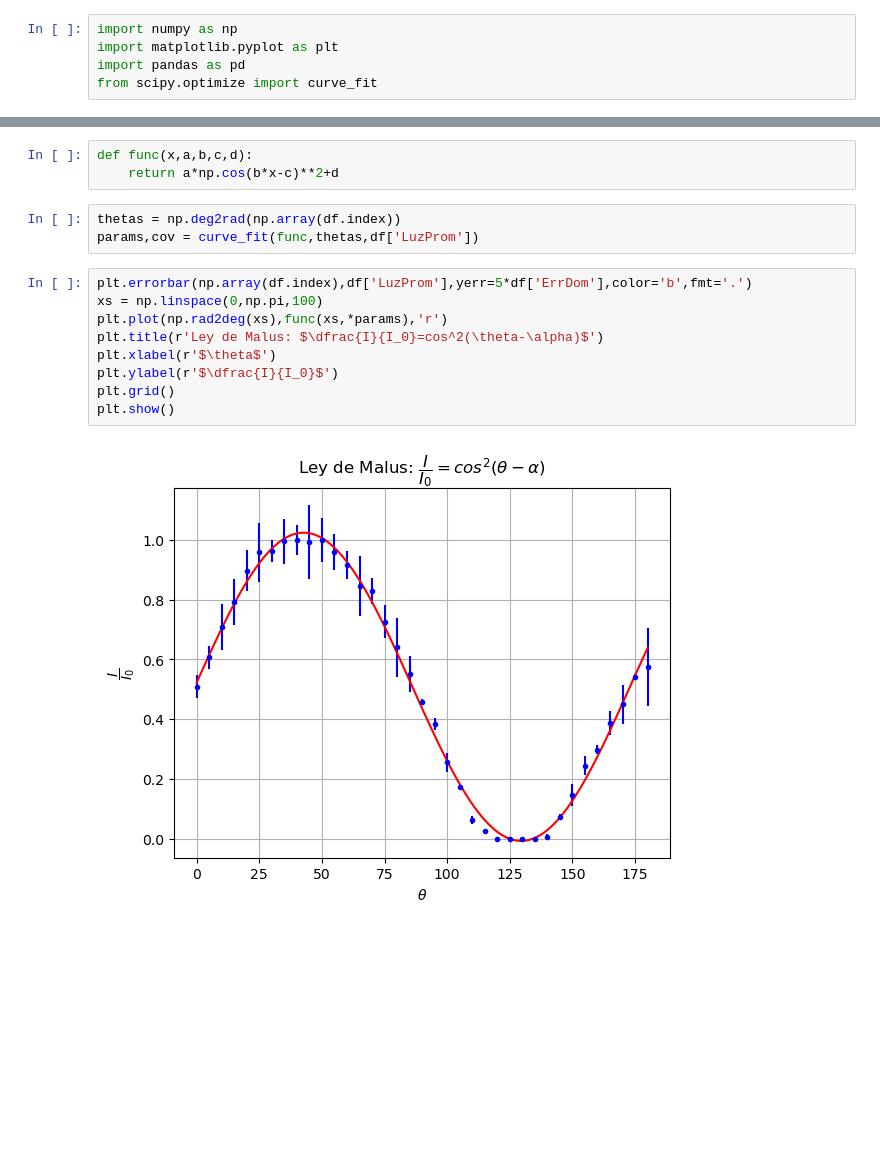
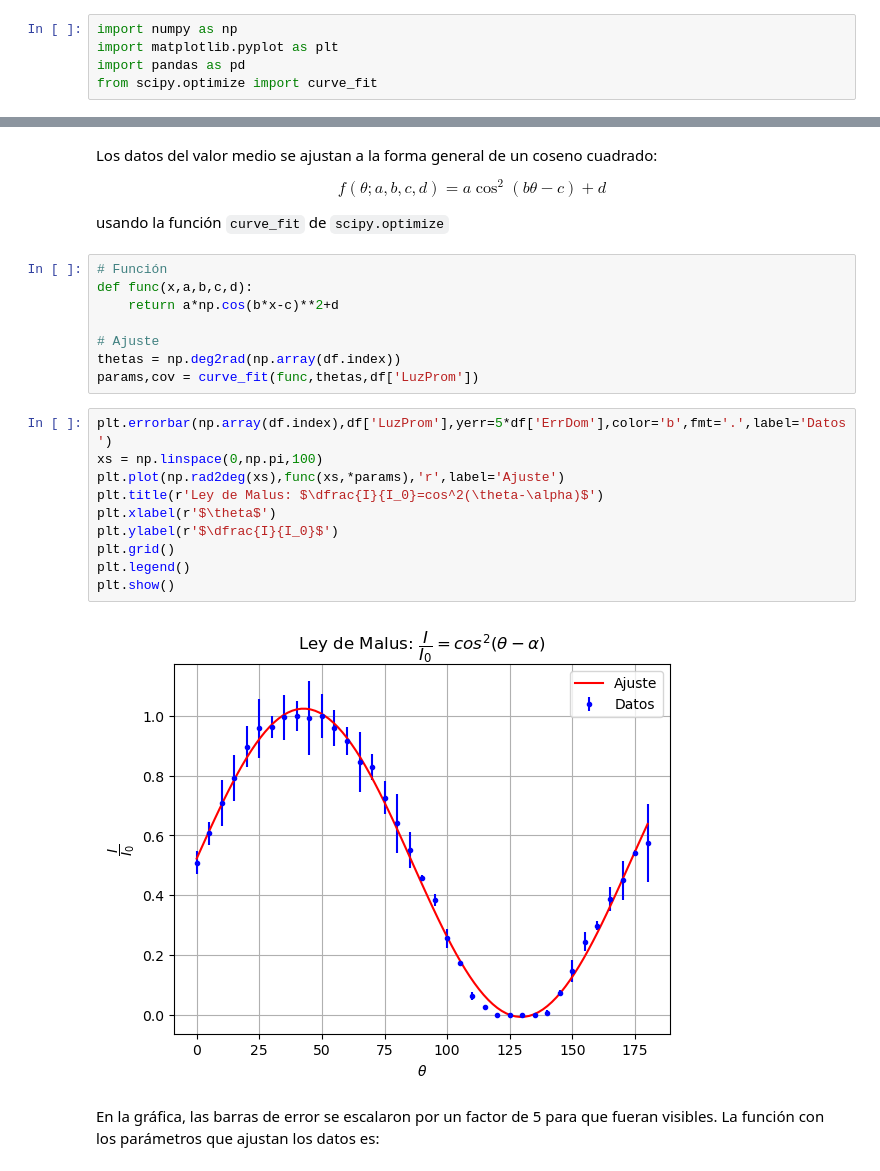
Before and after one commit to SantiagoJulioD/LabAv1, a Jupyter notebook: LabAv1-P3/LabAv1_P3.ipynb, the cells around one changed output, grey strips where cells are left out. Cells and saved outputs as stored; diff of their text form; blank space fills up the shorter version.

```diff
--- a/LabAv1-P3/LabAv1_P3.ipynb
+++ b/LabAv1-P3/LabAv1_P3.ipynb
@@ -76,23 +152,34 @@ df
 | 170 | 0.462113 | 0.442248 | 0.430393 | 0.449786 | 0.000534 | 0.013087 | 0.013087 |
 | 175 | 0.533084 | 0.537461 | 0.535600 | 0.541311 | 0.000534 | 0.001793 | 0.001793 |
 | 180 | 0.591782 | 0.531738 | 0.579702 | 0.573718 | 0.000534 | 0.025931 | 0.025931 |
+# %% [markdown]
+Los datos del valor medio se ajustan a la forma general de un coseno cuadrado:
+
+$$f(\theta;a,b,c,d)=a\cos^2(b\theta-c)+d$$
+
+usando la función `curve_fit` de `scipy.optimize`
 # %%
+# Función
 def func(x,a,b,c,d):
     return a*np.cos(b*x-c)**2+d
+
+# Ajuste
+thetas = np.deg2rad(np.array(df.index))
+params,cov = curve_fit(func,thetas,df['LuzProm'])
-# %%
-thetas = np.deg2rad(np.array(df.index))
-params,cov = curve_fit(func,thetas,df['LuzProm'])
 # %%
-plt.errorbar(np.array(df.index),df['LuzProm'],yerr=5*df['ErrDom'],color='b',fmt='.')
+plt.errorbar(np.array(df.index),df['LuzProm'],yerr=5*df['ErrDom'],color='b',fmt='.',label='Datos')
 xs = np.linspace(0,np.pi,100)
-plt.plot(np.rad2deg(xs),func(xs,*params),'r')
+plt.plot(np.rad2deg(xs),func(xs,*params),'r',label='Ajuste')
 plt.title(r'Ley de Malus: $\dfrac{I}{I_0}=cos^2(\theta-\alpha)$')
 plt.xlabel(r'$\theta$')
 plt.ylabel(r'$\dfrac{I}{I_0}$')
 plt.grid()
+plt.legend()
 plt.show()
 # %% [output]
-[figure, old version]
+[figure, new version]
+# %% [markdown]
+En la gráfica, las barras de error se escalaron por un factor de 5 para que fueran visibles. La función con los parámetros que ajustan los datos es:
 # %%
 std = np.diagonal(cov)**0.5
 print(f'I/I_0=({params[0]:.2f}±{std[0]:.2f})cos²(({params[1]:.3f}±{std[1]:.3f})θ-({params[2]:.2f}±{std[2]:.2f}))+({params[3]:.3f}±{std[3]:.3f})')
```
Also changed, not shown: parts of 12 cells of this notebook.
